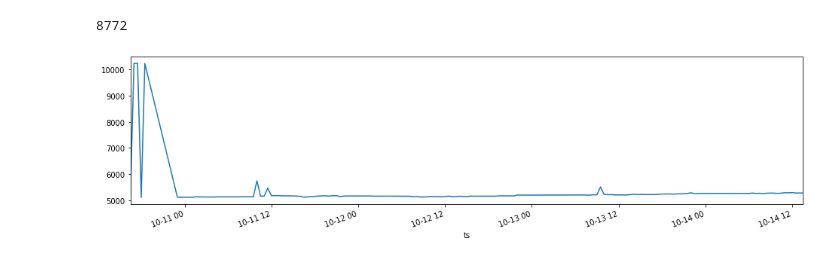
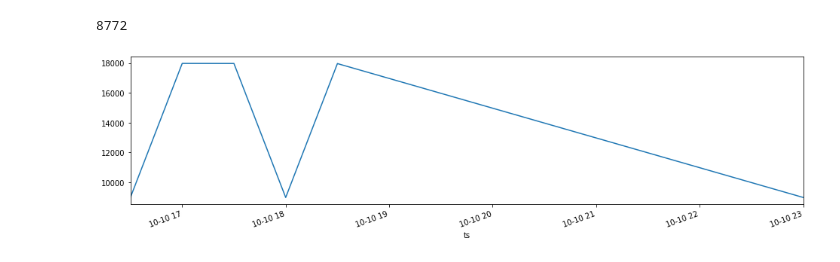
Before and after one commit to buedaswag/mtg, a Jupyter notebook: prototype_predictions.ipynb, the cells around one changed output. Cells and saved outputs as stored; diff of their text form; code cells hidden in the pictures.

Commit message:
fixing item_location not being inserted

```diff
--- a/prototype_predictions.ipynb
+++ b/prototype_predictions.ipynb
@@ -112,3 +109,8 @@ idx = pd.IndexSlice
+# %%
+df = data_transformer(df_db)
+idx = pd.IndexSlice
+#the dates before '2019-10-10 23:00:00' have bad data, lets remove them
+df = df.loc[idx[:'2019-10-10 23:00:00', :], :].head()
 # %%
 df.item_location.unique()
 # %% [output]
@@ -122,4 +124,5 @@ df_xs = df.xs('Snow Covered Island', level='card_name', drop_level=True)
 # %%
-df_xs.loc[:, 'item_price'].groupby(df_xs.index).sum().plot(figsize=(16, 4), rot=20);
+df_plot = df_xs.loc[:'2019-10-10 23:00:00', 'item_amount']
+df_plot.groupby(df_plot.index).sum().plot(figsize=(16, 4), rot=20);
 # %% [output]
-[figure, old version]
+[figure, new version]
```
Also changed, not shown: parts of 4 cells of this notebook, 2 other files.
